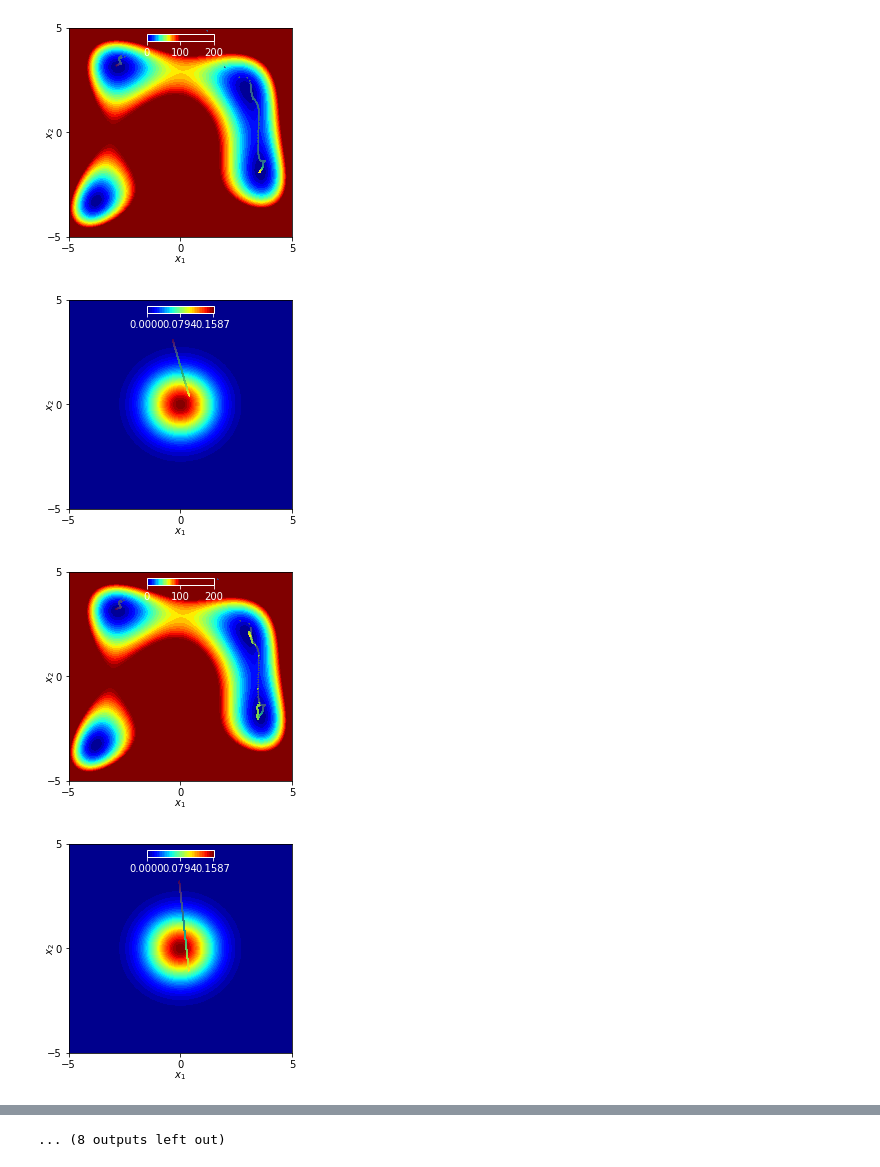
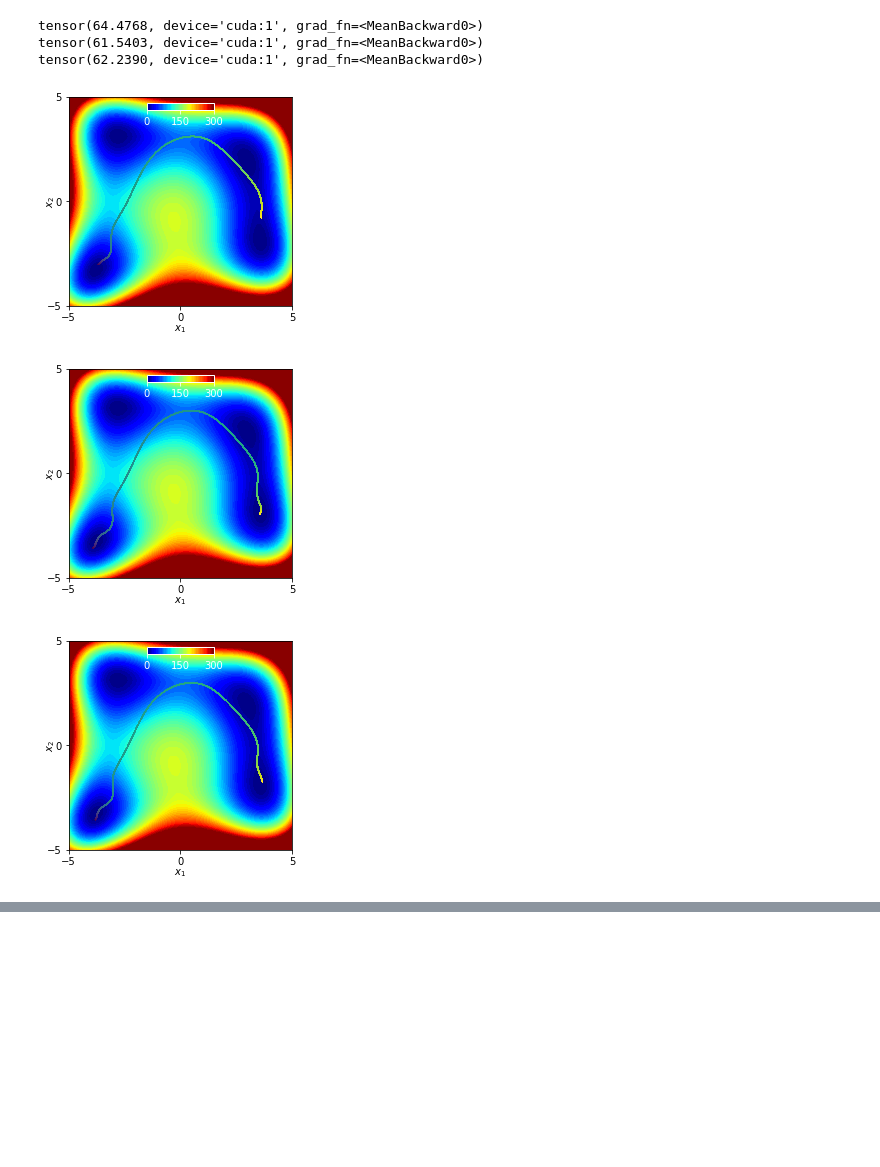
Before and after one commit to Daniangio/paper_boltzmann_generators, a Jupyter notebook: double_well.ipynb, the cells around one changed output, grey strips where cells are left out. Saved outputs shown, nothing was run; the diff lists cells and outputs as text; code cells hidden in the pictures; blank space fills up the shorter version.

Commit message:
Added path loss

```diff
--- a/double_well.ipynb
+++ b/double_well.ipynb
@@ -123,13 +293,23 @@ config = {
             "HessianLoss",
             1.0,
             {
-                "energy_model": "ShiftedDoubleWellEnergy",
+                "energy_model": "MultimodalEnergy",
                 "params": {
-                    'a' : 0.0,
-                    'b' : -2.0,
-                    'c' : 0.5,
-                    'dim' : 2,
+                    'dim': 2,
                 },
+            },
+        ],
+        ("y", "J", "path"): [
+            "PathLoss",
+            1.0,
+            {
+                "energy_model": "MultimodalEnergy",
+                "params": {
+                    'dim': 2,
+                },
+                "sigma": 3.0,
+                "logp_eps": [1e-10, 1e-2],
+                "hist_volume_expansions": [0.4, 2.0],
             },
         ],
     }
@@ -139,7 +319,7 @@ device = "cuda:1"
 model = model_from_config(config).to(device)
 model.train()
 
-loss_f, target, prior, _ = Loss.from_config(config)
+loss_f, target, prior, _, _ = Loss.from_config(config)
 loss_stat = LossStat().to(device)
 double_well = loss_f.funcs[(DataConfig.OUTPUT_KEY, DataConfig.JACOB_KEY, DataConfig.Z_TO_X_KEY)].energy_model
 
@@ -156,8 +337,10 @@ plot_weighted_energy_estimate(bg, target, dim=2)
 # %%
-init_state = torch.Tensor([[4., -2.], [-3., -3.]])
-target_sampler = GaussianMCMCSampler(target, init_state=init_state, noise_std=3.0)
+init_state = torch.Tensor([[4., -2.], [-3., -3.]]) # init_state = torch.Tensor([[4., -2.], [-3., -3.]]) <- multimodal
+target_sampler = GaussianMCMCSampler(target, init_state=init_state, noise_std=0.5, uniform_range=[0, 1e-1])
 
-data = target_sampler.sample(20000)
-plot_samples(data, range=[[-4., 4.], [-4., 4.]])
-torch.cuda.empty_cache()
+data = target_sampler.sample(10000)
+X_left = data[data[:, 0] < 0]
+X_right = data[data[:, 0] > 0]
+
+plot_samples(data, range=[rng, rng])
 # %% [output]
@@ -432,8 +450,10 @@ def plot_transiiton_traj(A, B, points = 10000):
 # %%
-for _ in range(10):
-    plot_transiiton_traj(X_left[np.random.randint(0, len(X_left))], X_right[np.random.randint(0, len(X_right))])
+for _ in range(3):
+    plot_transition_traj(X_left[np.random.randint(0, len(X_left))], X_right[np.random.randint(0, len(X_right))])
 # %% [output]
+tensor(64.4768, device='cuda:1', grad_fn=<MeanBackward0>)
+tensor(61.5403, device='cuda:1', grad_fn=<MeanBackward0>)
+tensor(62.2390, device='cuda:1', grad_fn=<MeanBackward0>)
-[figure, old version]
+[figure, new version]
-[figure, old version]
+[figure, new version]
-[figure, old version]
+[figure, new version]
-[figure, removed]
@@ -448 +459,0 @@ for _ in range(10):
-... (8 outputs left out)
```
Also changed, not shown: parts of 19 cells of this notebook, 10 other files.
